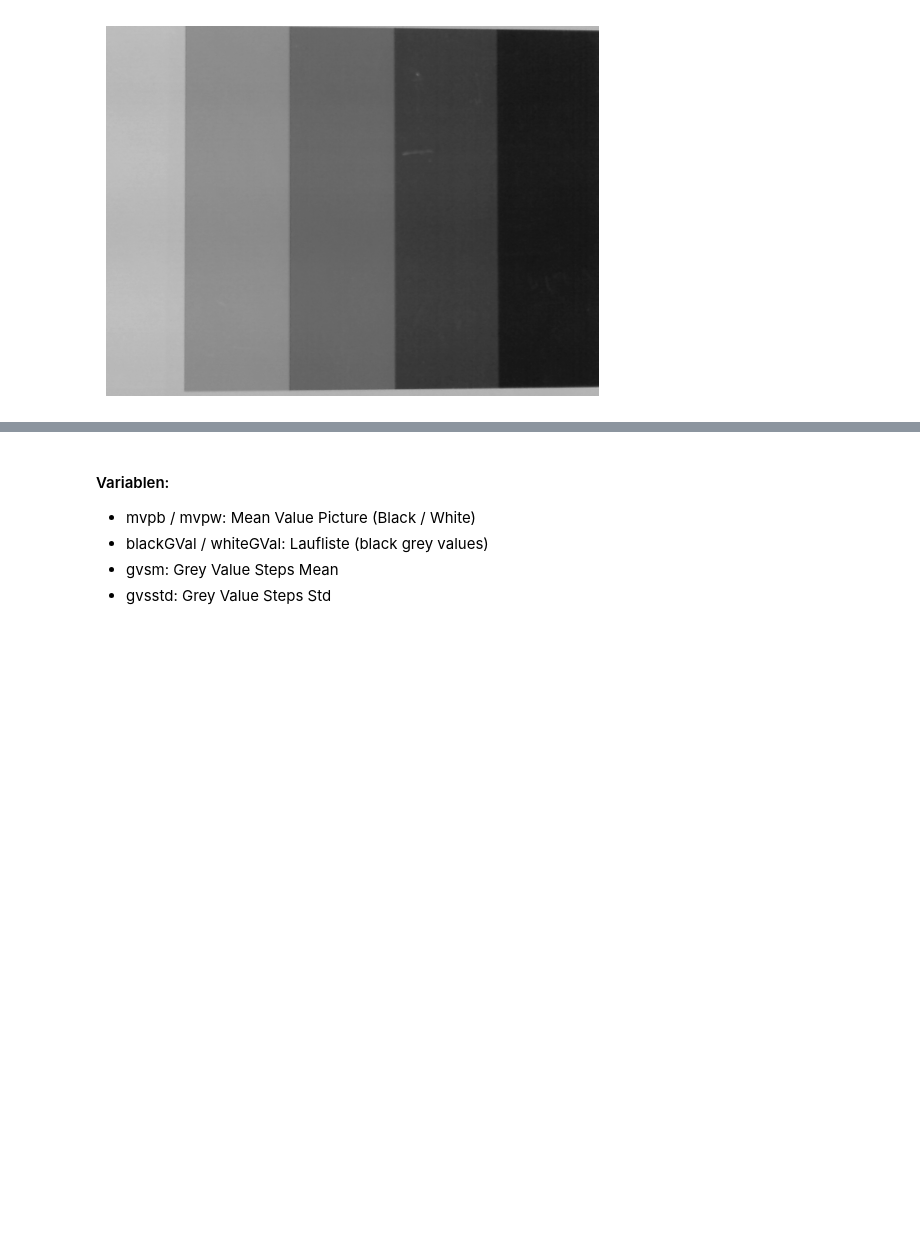
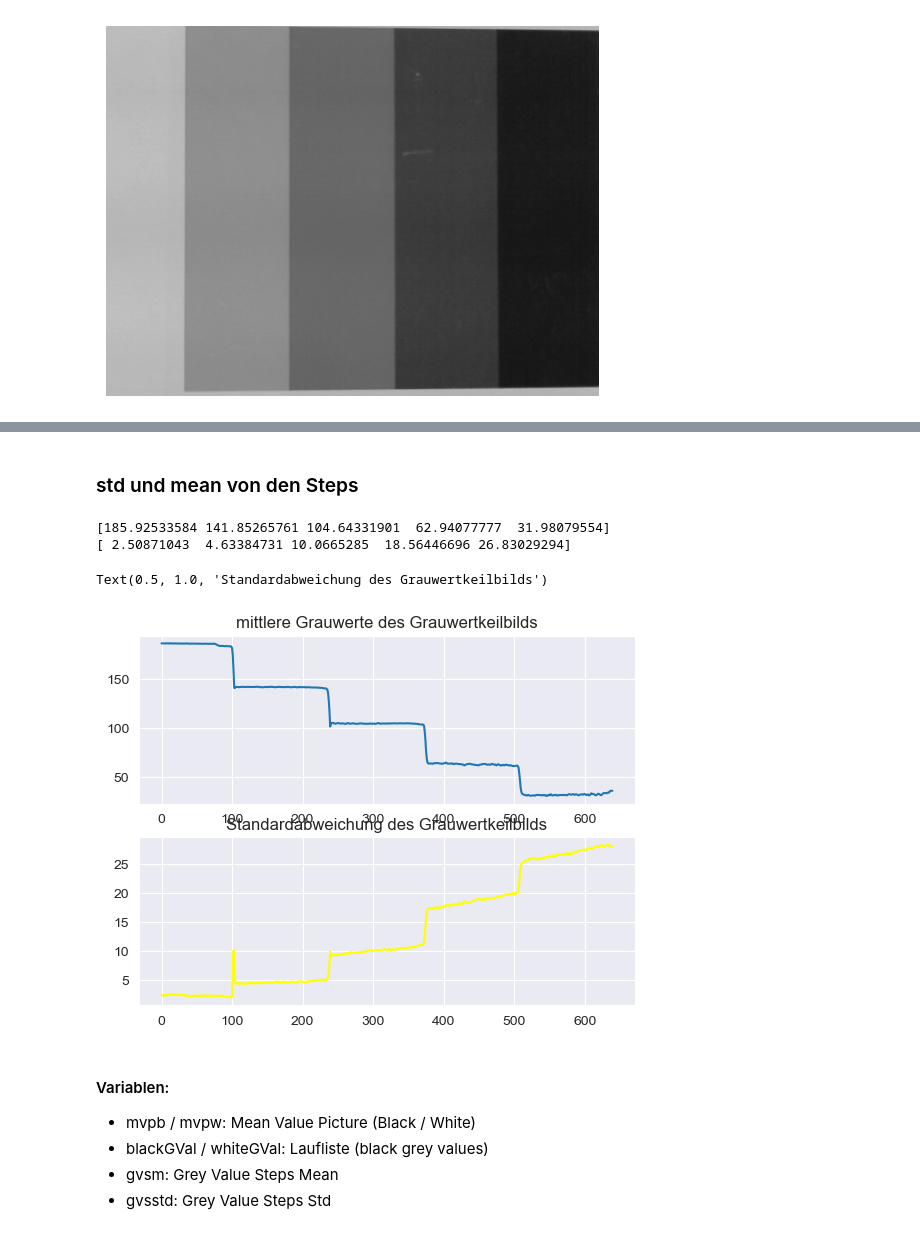
Before and after one commit to Atomarverseucht/AIN, a Jupyter notebook: 3/technische-grundlagen-der-kuenstlichen-intelligenz/versuch2/kamera.ipynb, the cells around one changed output, grey strips where cells are left out. Drawn from its saved outputs; the diff is of its cells as text; code cells hidden in the pictures; blank space fills up the shorter version.

```diff
--- a/3/technische-grundlagen-der-kuenstlichen-intelligenz/versuch2/kamera.ipynb
+++ b/3/technische-grundlagen-der-kuenstlichen-intelligenz/versuch2/kamera.ipynb
@@ -140,8 +144,8 @@ plt.show()
 cv2.imwrite("./mvpwhite.png", mvpw)
 for i in range(0, n.shape[0]):
     for j in range(0, n.shape[1]):
-        if mean_norm[i,j] == 255: print("dunkelster Punkt:", i, j)
-        if mean_norm[i,j] == 0: print("hellster Punkt:", i, j)
+        if mean_norm[i,j] == 255: print("hellster Punkt:", i, j)
+        if mean_norm[i,j] == 0: print("dunkelster Punkt:", i, j)
 # %% [output]
 173.8
 207.9
@@ -151,6 +157,6 @@ hellster Punkt: 345 602
 # %%
 def wNorm (arr):
-    normed_white = cv2.cvtColor(cv2.imread(f"./mvpwhite.png"), cv2.COLOR_BGR2GRAY).astype(np.float64)
+    normed_white = cv2.cvtColor(cv2.imread("./mvpwhite.png"), cv2.COLOR_BGR2GRAY).astype(np.float64)
     normed_white /= np.mean(normed_white)
     out = DarkSubtractPic(arr) / normed_white
     cv2.imwrite("./wNorm.png", out)
@@ -162,0 +171,5 @@ plt.axis('off')
+# %%
+n = mvpb
+for i in range(0, n.shape[0]):
+    for j in range(0, n.shape[1]):
+        if n[i,j] > 0: print("Hot- oder stuckpixel:", i, j)
@@ -162,0 +188,6 @@ plt.axis('off')
+# %%
+cgwk = wNorm(grey)
+cv2.imwrite("./correctedGWK.png", cgwk)
+plt.imshow(cgwk, cmap='gray',vmax=255,vmin=0)
+plt.axis('off')
+plt.show()
@@ -163,3 +196,37 @@ plt.axis('off')
+# %% [markdown]
+### std und mean von den Steps
+# %%
+gvsm[0] = np.mean(cgwk[:,0:99])
+gvsm[1] = np.mean(cgwk[:,106:235])
+gvsm[2] = np.mean(cgwk[:,242:371])
+gvsm[3] = np.mean(cgwk[:,378:505])
+gvsm[4] = np.mean(cgwk[:,512:grey.shape[1]])
+
+gvsstd[0] = np.std(cgwk[:,0:99])
+gvsstd[1] = np.std(cgwk[:,106:235])
+gvsstd[2] = np.std(cgwk[:,242:371])
+gvsstd[3] = np.std(cgwk[:,378:505])
+gvsstd[4] = np.std(cgwk[:,512:grey.shape[1]])
+
+print(gvsm)
+print(gvsstd)
+# %% [output]
+[185.92533584 141.85265761 104.64331901  62.94077777  31.98079554]
+[ 2.50871043  4.63384731 10.0665285  18.56446696 26.83029294]
+# %%
+fig, splt = plt.subplots(2)
+gw = 0
+grey = cgwk
+for i in range(0,grey.shape[1]):
+    gv[i] = np.mean(grey[:,i])
+    stdGV[i] = np.std(grey[:,i])
+splt[0].plot(range(0,gv.size),gv)
+splt[1].plot(range(0,stdGV.size),stdGV, color='yellow')
+splt[0].set_title("mittlere Grauwerte des Grauwertkeilbilds")
+splt[1].set_title("Standardabweichung des Grauwertkeilbilds")
+# %% [output]
+Text(0.5, 1.0, 'Standardabweichung des Grauwertkeilbilds')
+[figure, added]
 # %% [markdown]
 #### Variablen:
 - mvpb / mvpw: Mean Value Picture (Black / White)
```
Also changed, not shown: parts of 9 cells of this notebook, 1 other file.
